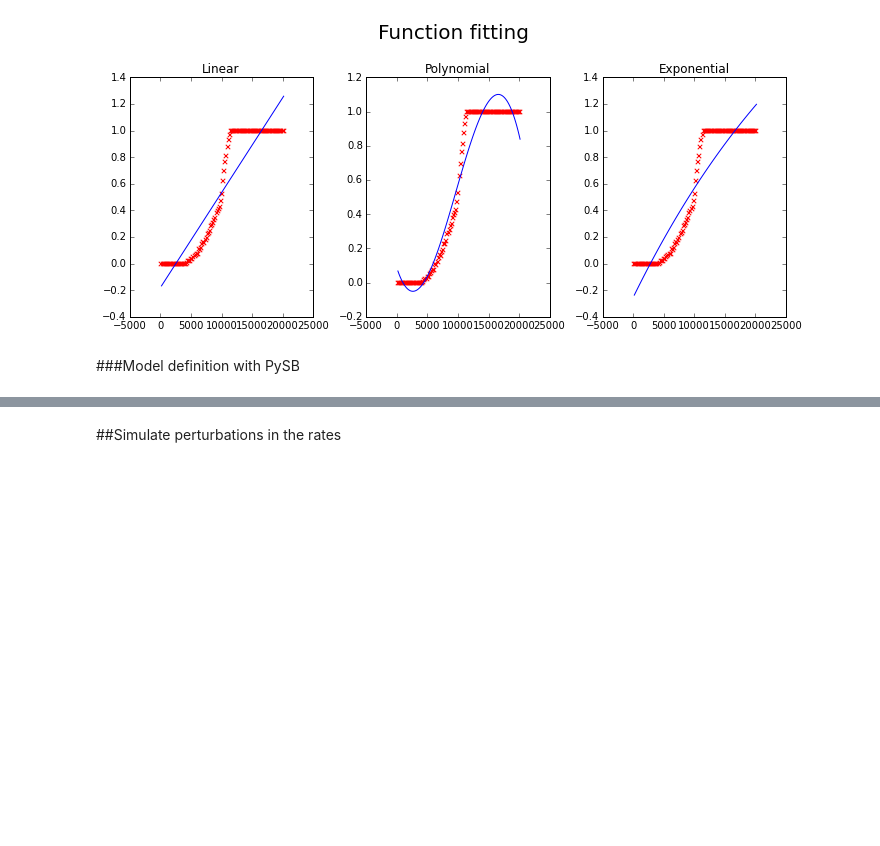
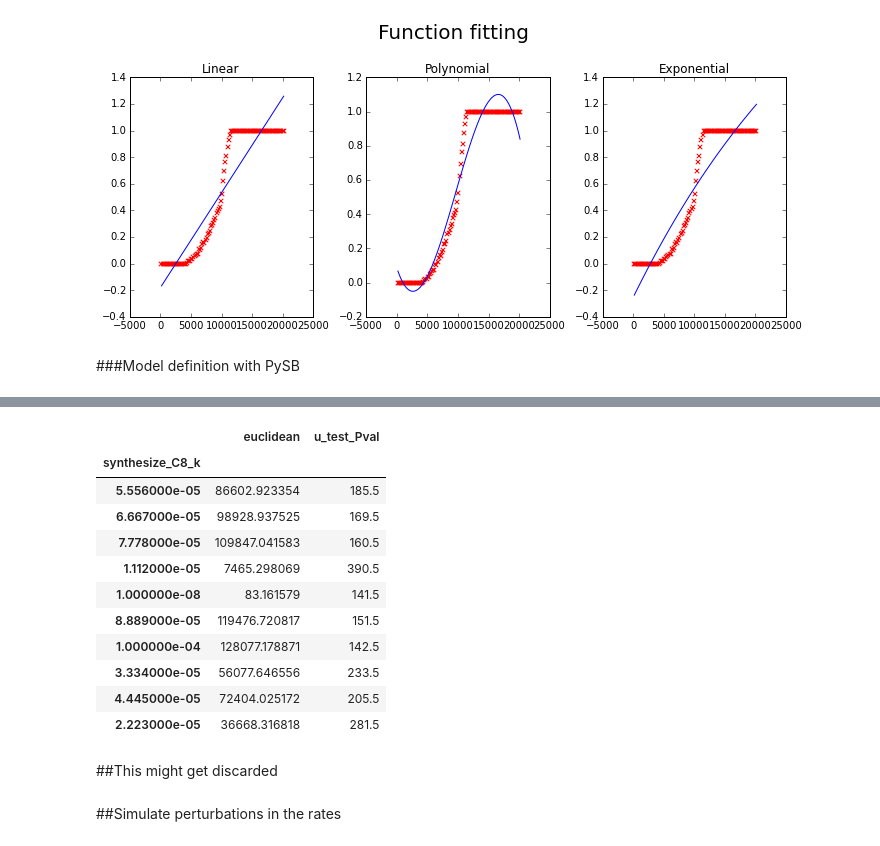
Before and after one commit to ortega2247/qsb, a Jupyter notebook: qsb.ipynb, the cells around one changed output, grey strips where cells are left out. Drawn from its saved outputs; the diff is of its cells as text; code cells hidden in the pictures; blank space fills up the shorter version.

```diff
--- a/qsb.ipynb
+++ b/qsb.ipynb
@@ -266,0 +171,5 @@ plt.ylabel("Molecules/cell")
+# %%
+# Extract initial conditions (We are not going to change these
+initial_conditions = [x[1] for x in m.model.initial_conditions]
+# Filter out initial concentrations from the parameters that we are going to use
+params_to_change = [param for param in m.model.parameters if not param in initial_conditions]
@@ -266,0 +231,5 @@ plt.ylabel("Molecules/cell")
+# %%
+perturbations = {}
+for output in ['mBid','aSmac','cPARP']:
+    perturbations[output] = [messed_up_param(m,params,output,2,10) for params in params_to_change]
+    print('\n')
@@ -267,3 +254,20 @@ plt.ylabel("Molecules/cell")
+# %%
+perturbations['mBid'][0]
+# %% [output]
+|  | euclidean | u_test_Pval |
+| synthesize_C8_k |  |  |
+| 5.556000e-05 | 86602.923354 | 185.5 |
+| 6.667000e-05 | 98928.937525 | 169.5 |
+| 7.778000e-05 | 109847.041583 | 160.5 |
+| 1.112000e-05 | 7465.298069 | 390.5 |
+| 1.000000e-08 | 83.161579 | 141.5 |
+| 8.889000e-05 | 119476.720817 | 151.5 |
+| 1.000000e-04 | 128077.178871 | 142.5 |
+| 3.334000e-05 | 56077.646556 | 233.5 |
+| 4.445000e-05 | 72404.025172 | 205.5 |
+| 2.223000e-05 | 36668.316818 | 281.5 |
+# %% [markdown]
+##This might get discarded
 # %% [markdown]
 ##Simulate perturbations in the rates
 # %% [markdown]
```
Also changed, not shown: parts of 16 cells of this notebook.
